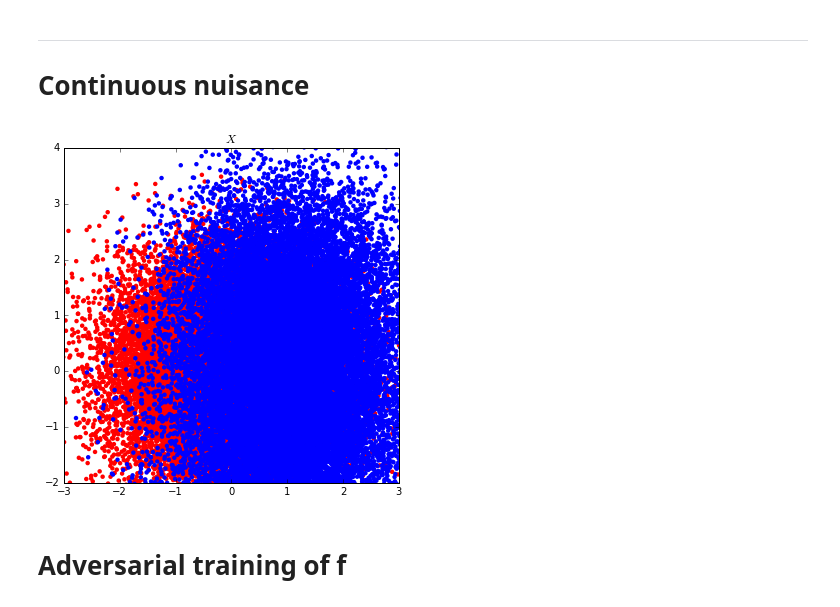
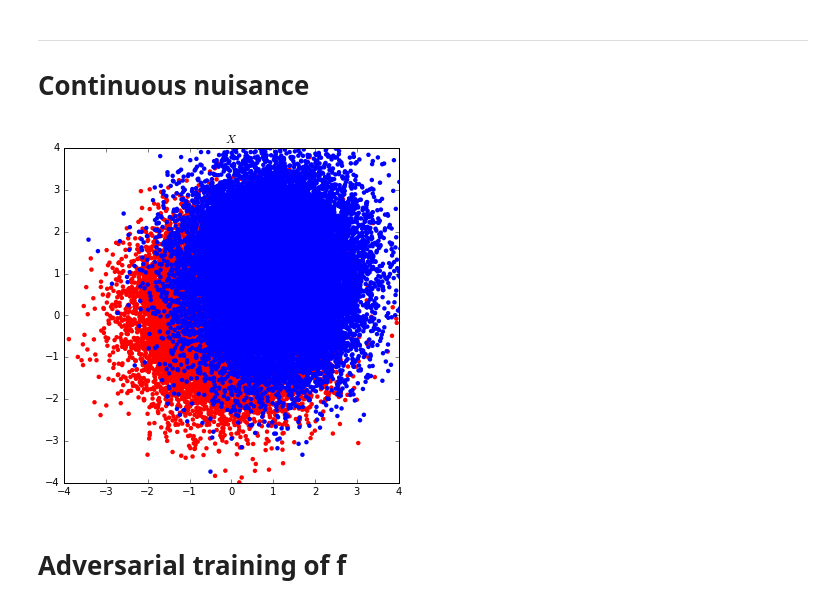
Before and after one commit to glouppe/paper-learning-to-pivot, a Jupyter notebook: code/Toy.ipynb, the cells around one changed output. Saved outputs shown, nothing was run; the diff lists cells and outputs as text; code cells hidden in the pictures.

```diff
--- a/code/Toy.ipynb
+++ b/code/Toy.ipynb
@@ -447,8 +444,8 @@ np.random.seed = 777
 from carl.distributions import Mixture, MultivariateNormal, Uniform
 
 p0 = MultivariateNormal(mu=np.array([0., 0.]), sigma=np.eye(2))
-p1 = MultivariateNormal(mu=np.array([1., -1.]), sigma=np.eye(2))
-pz = Uniform(low=0, high=4.0)
+p1 = MultivariateNormal(mu=np.array([1., 0.]), sigma=np.eye(2))
+pz = Uniform(low=0, high=2.0)
 # %%
 n_samples = 50000
 
@@ -464,12 +460,12 @@ y[n_samples // 2:] = 1
 # %%
 plt.title("$X$")
 plt.scatter(X[y==0, 0], X[y==0, 1], c="r", marker="o", edgecolors="none")
 plt.scatter(X[y==1, 0], X[y==1, 1], c="b", marker="o", edgecolors="none")
-plt.xlim(-3,3)
-plt.ylim(-2,4)
+plt.xlim(-4, 4)
+plt.ylim(-4, 4)
 plt.show()
 # %% [output]
-[figure, old version]
+[figure, new version]
 # %% [markdown]
 # Adversarial training of f
 # %%
```
Also changed, not shown: parts of 34 cells of this notebook, 8 other files.
